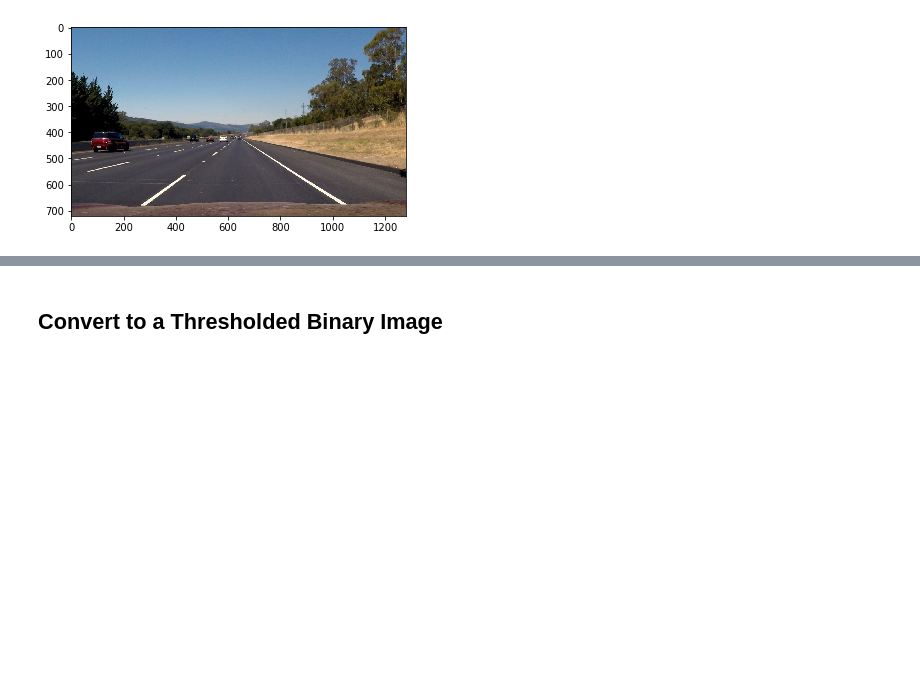
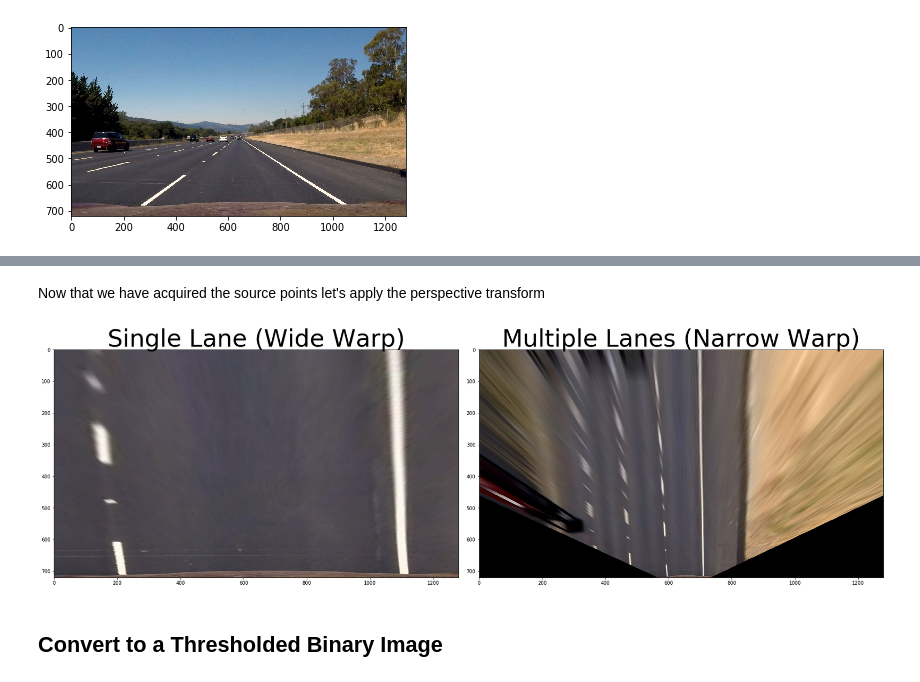
Before and after one commit to laygond/Advance-Lane-Detection, a Jupyter notebook: demo.ipynb, the cells around one changed output, grey strips where cells are left out. Cells and saved outputs as stored; diff of their text form; code cells hidden in the pictures; blank space fills up the shorter version.

Commit message:
feat: Perspective Transform

```diff
--- a/demo.ipynb
+++ b/demo.ipynb
@@ -125,3 +167,37 @@ https://www.mrt.kit.edu/download/Multi_Lane_Detection_and_Ego_Lane_Estimation(1)
+# %% [markdown]
+Now that we have acquired the source points let's apply the perspective transform
+# %%
+# Source Points
+src = np.float32(vertices[0]) # with [0] we reduce one dimension
+
+# Destination Points
+dst_wide = np.float32([bottom_left,
+                   [bottom_left[0], 0],
+                   [bottom_right[0],0],
+                   bottom_right])
+dst_narrow = np.float32([[upper_left[0],height],
+                         upper_left,
+                         upper_right,
+                         [upper_right[0],height]])
+
+# Perspective Transform Matrix
+M_wide   = cv2.getPerspectiveTransform(src, dst_wide)
+M_narrow = cv2.getPerspectiveTransform(src, dst_narrow)
+
+# Warped Images
+warped_wide   = cv2.warpPerspective(image, M_wide, (width,height))
+warped_narrow = cv2.warpPerspective(image, M_narrow, (width,height))
+
+# Display
+f, (ax1, ax2) = plt.subplots(1, 2, figsize=(24, 9))  # width and heights in inches
+f.tight_layout()
+ax1.imshow(warped_wide)
+ax1.set_title('Single Lane (Wide Warp)', fontsize=50)
+ax2.imshow(warped_narrow)
+ax2.set_title('Multiple Lanes (Narrow Warp)', fontsize=50)
+plt.subplots_adjust(left=0., right=1, top=0.9, bottom=0.)
+# %% [output]
+[figure, added]
 # %% [markdown]
 ## Convert to a Thresholded Binary Image
 # %% [markdown]
```
Also changed, not shown: parts of 5 cells of this notebook.
